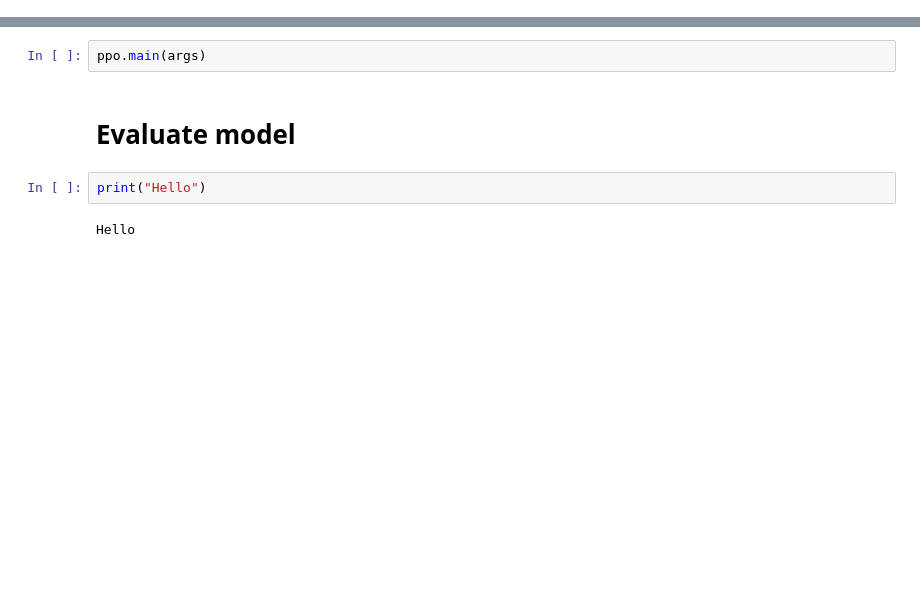
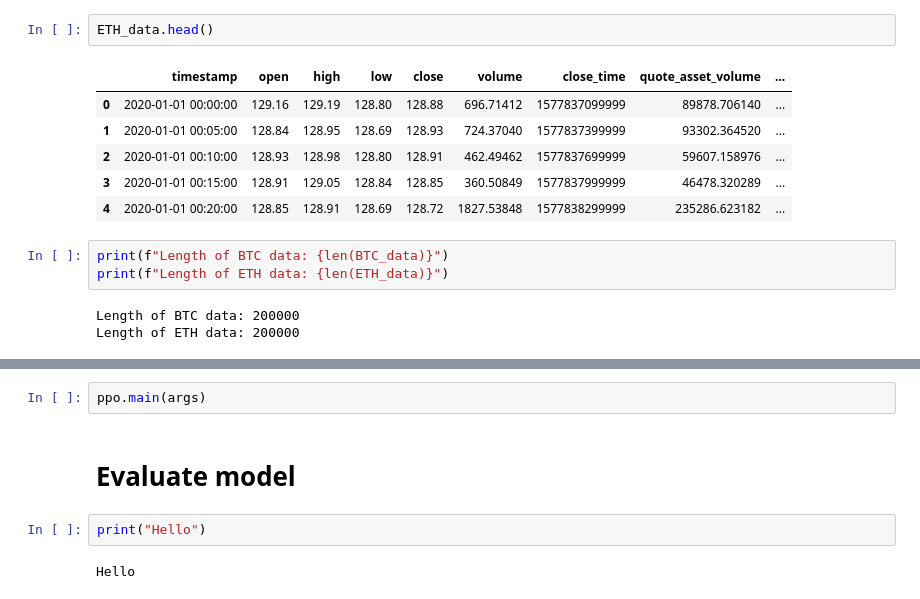
Before and after one commit to MWajdi/rl-portfolio-reallocation, a Jupyter notebook: run_training_experiment.ipynb, the cells around one changed output, grey strips where cells are left out. Saved outputs shown, nothing was run; the diff lists cells and outputs as text; blank space fills up the shorter version.

```diff
--- a/run_training_experiment.ipynb
+++ b/run_training_experiment.ipynb
@@ -0,0 +23,15 @@
+# %%
+ETH_data.head()
+# %% [output]
+|  | timestamp | open | high | low | close | volume | close_time | quote_asset_volume | ... |
+| 0 | 2020-01-01 00:00:00 | 129.16 | 129.19 | 128.80 | 128.88 | 696.71412 | 1577837099999 | 89878.706140 | ... |
+| 1 | 2020-01-01 00:05:00 | 128.84 | 128.95 | 128.69 | 128.93 | 724.37040 | 1577837399999 | 93302.364520 | ... |
+| 2 | 2020-01-01 00:10:00 | 128.93 | 128.98 | 128.80 | 128.91 | 462.49462 | 1577837699999 | 59607.158976 | ... |
+| 3 | 2020-01-01 00:15:00 | 128.91 | 129.05 | 128.84 | 128.85 | 360.50849 | 1577837999999 | 46478.320289 | ... |
+| 4 | 2020-01-01 00:20:00 | 128.85 | 128.91 | 128.69 | 128.72 | 1827.53848 | 1577838299999 | 235286.623182 | ... |
+# %%
+print(f"Length of BTC data: {len(BTC_data)}")
+print(f"Length of ETH data: {len(ETH_data)}")
+# %% [output]
+Length of BTC data: 200000
+Length of ETH data: 200000
```
Also changed, not shown: parts of 17 cells of this notebook, 4 other files.
